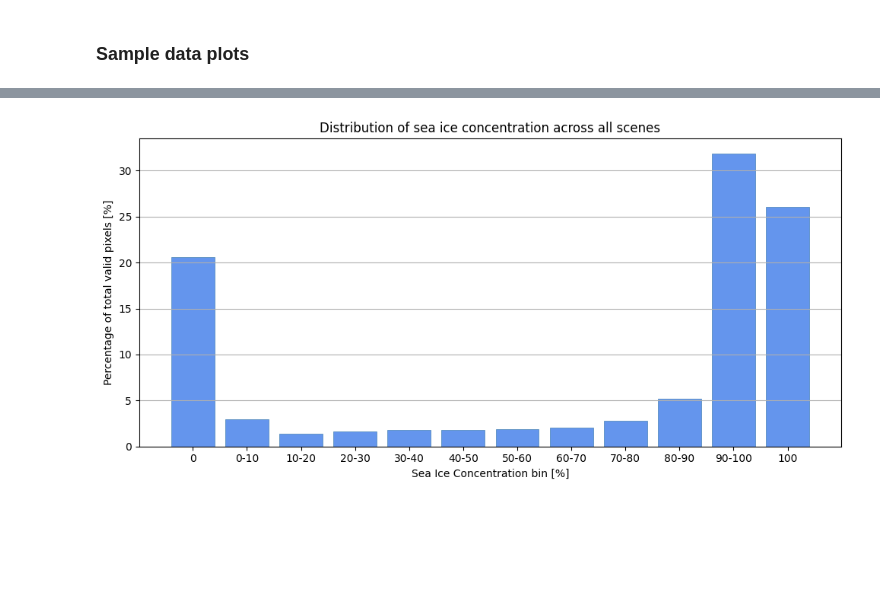
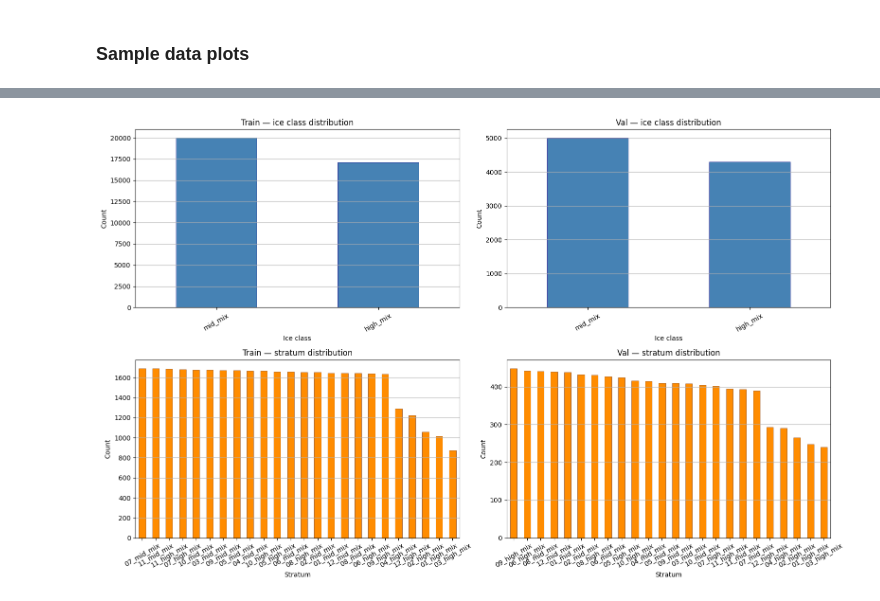
Before and after one commit to NinnaL/Master-thesis---Super-resolution-sea-ice-concentration-using-generative-AI, a Jupyter notebook: Code/data_explorer.ipynb, the cells around one changed output, grey strips where cells are left out. Cells and saved outputs as stored; diff of their text form; code cells hidden in the pictures; blank space fills up the shorter version.

```diff
--- a/Code/data_explorer.ipynb
+++ b/Code/data_explorer.ipynb
@@ -201,3 +212,18 @@ plt.show()
 # %%
-train_csv = '/dmidata/users/nili/Master/Master-thesis---Super-resolution-sea-ice-concentration-using-generative-AI/training_index.csv'
-df_train = pd.read_csv(train_csv)
+df = pd.read_csv(TRAINING_INDEX_CSV)
+
+# Use the split column written by add_split_column() in preprocess.py
+# If the column does not exist yet, create it here with the same seed
+if 'split' not in df.columns:
+    from sklearn.model_selection import train_test_split
+    train_idx, val_idx = train_test_split(df.index.tolist(), test_size=0.2, random_state=42, shuffle=True)
+    df['split'] = 'train'
+    df.loc[val_idx, 'split'] = 'val'
+    print('split column created on the fly (not yet saved to CSV)')
+
+df_train = df[df['split'] == 'train'].reset_index(drop=True)
+df_val   = df[df['split'] == 'val'].reset_index(drop=True)
+
+print(f'Total  : {len(df)}')
+print(f'Train  : {len(df_train)}')
+print(f'Val    : {len(df_val)}')
@@ -268,23 +350,28 @@ plt.show()
 # %%
-bins = ['val_0', '0-10', '10-20', '20-30', '30-40', '40-50',
-        '50-60', '60-70', '70-80', '80-90', '90-100', 'val_100']
+# Ice class and stratum distribution
+# sampling tier distribution check
+fig, axes = plt.subplots(2, 2, figsize=(16, 10))
 
-# Calculate percentage of total pixels for each bin
-bin_totals = df_train[bins].sum()
-bin_pct = bin_totals / bin_totals.sum() * 100
+for col, (dfs, title) in enumerate([(df_train, 'Train'), (df_val, 'Val')]):
+    # ice class
+    ax = axes[0, col]
+    dfs['ice_class'].value_counts().plot(kind='bar', ax=ax, color='steelblue', edgecolor='navy', linewidth=0.5)
+    ax.set_title(f'{title} — ice class distribution')
+    ax.set_xlabel('Ice class')
+    ax.set_ylabel('Count')
+    ax.tick_params(axis='x', rotation=30)
+    ax.grid(axis='y')
 
-fig, ax = plt.subplots(figsize=(10, 5))
-ax.bar(range(len(bins)), bin_pct, color='cornflowerblue', edgecolor='steelblue', linewidth=0.5)
-
-ax.set_xticks(range(len(bins)))
-ax.set_xticklabels(['0', '0-10', '10-20', '20-30', '30-40', '40-50',
-                    '50-60', '60-70', '70-80', '80-90', '90-100', '100'], rotation=0)
-ax.set_xlabel('Sea Ice Concentration bin [%]')
-ax.set_ylabel('Percentage of total valid pixels [%]')
-ax.set_title('Distribution of sea ice concentration across all scenes')
-plt.grid(axis='y')
+    # stratum
+    ax = axes[1, col]
+    dfs['stratum'].value_counts().plot(kind='bar', ax=ax, color='darkorange', edgecolor='saddlebrown', linewidth=0.5)
+    ax.set_title(f'{title} — stratum distribution')
+    ax.set_xlabel('Stratum')
+    ax.set_ylabel('Count')
+    ax.tick_params(axis='x', rotation=30)
+    ax.grid(axis='y')
 
 plt.tight_layout()
 plt.show()
 # %% [output]
-[figure, old version]
+[figure, new version]
```
Also changed, not shown: parts of 10 cells of this notebook, 1 other file.
